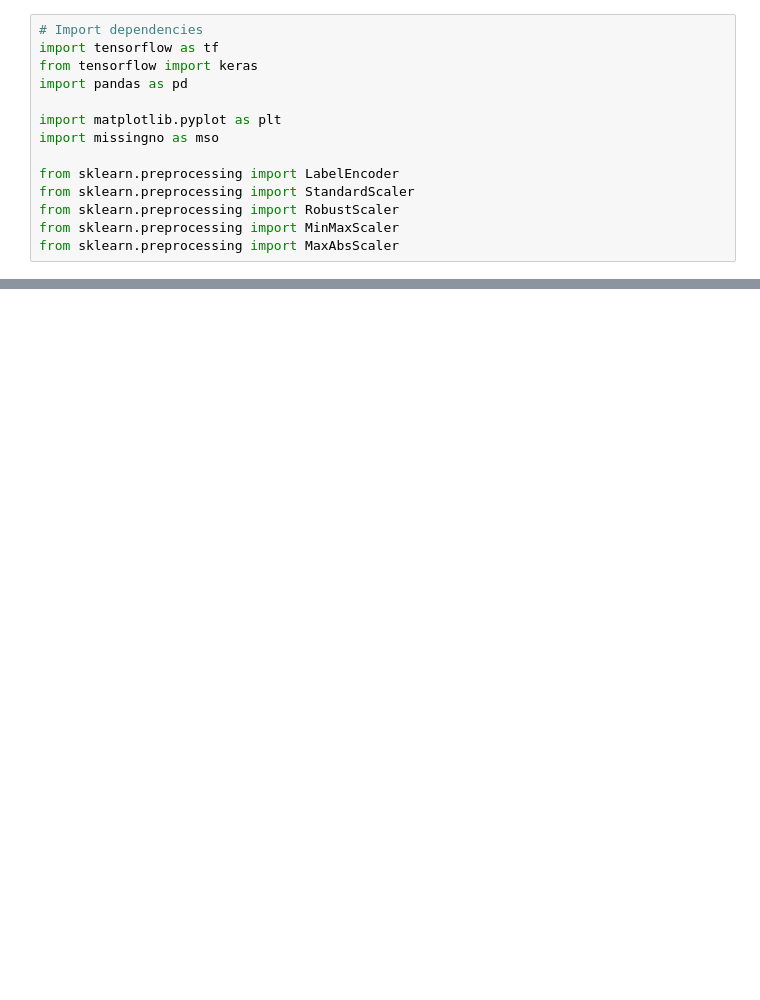
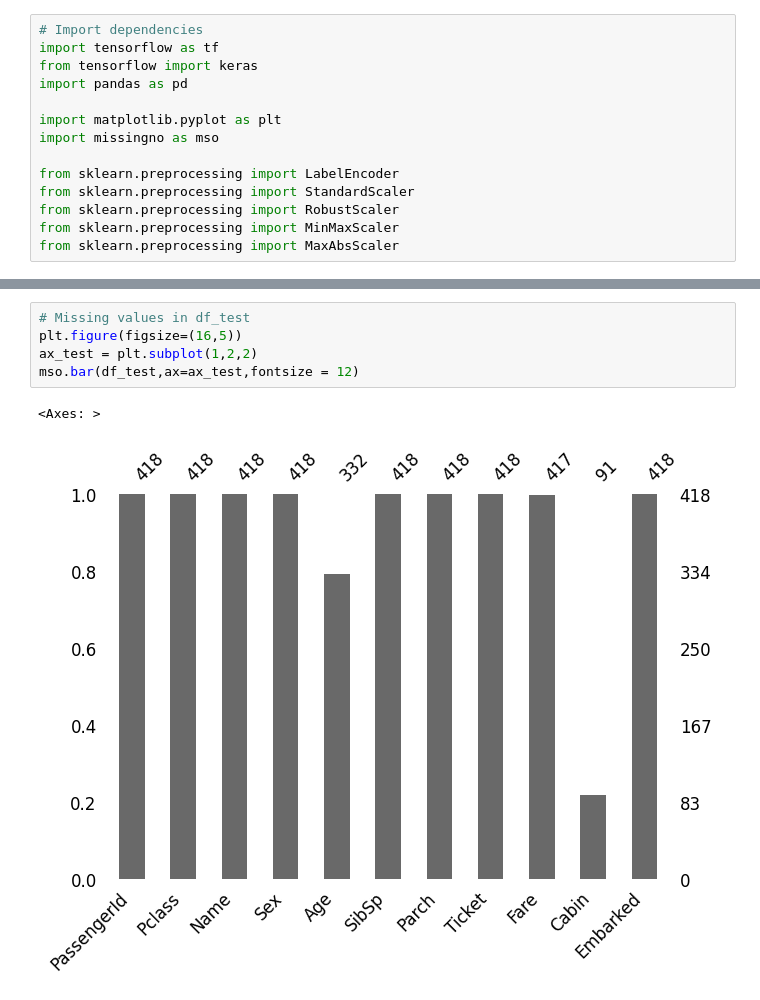
Before and after one commit to QGdtsc/ML_data, a Jupyter notebook: Kaggle_competitions/Titanic/titanic_create_and_train_model_1.ipynb, the cells around one changed output, grey strips where cells are left out. Saved outputs shown, nothing was run; the diff lists cells and outputs as text; blank space fills up the shorter version.

```diff
--- a/Kaggle_competitions/Titanic/titanic_create_and_train_model_1.ipynb
+++ b/Kaggle_competitions/Titanic/titanic_create_and_train_model_1.ipynb
@@ -57,6 +57,14 @@ mso.bar(df_train,ax=ax_train,fontsize = 12)
 # %% [output]
 <Axes: >
 [figure]
+# %%
+# Missing values in df_test
+plt.figure(figsize=(16,5))
+ax_test = plt.subplot(1,2,2)
+mso.bar(df_test,ax=ax_test,fontsize = 12)
+# %% [output]
+<Axes: >
+[figure, added]
 # %%
 # Preprocessing
 
```
Also changed, not shown: parts of 11 cells of this notebook.
